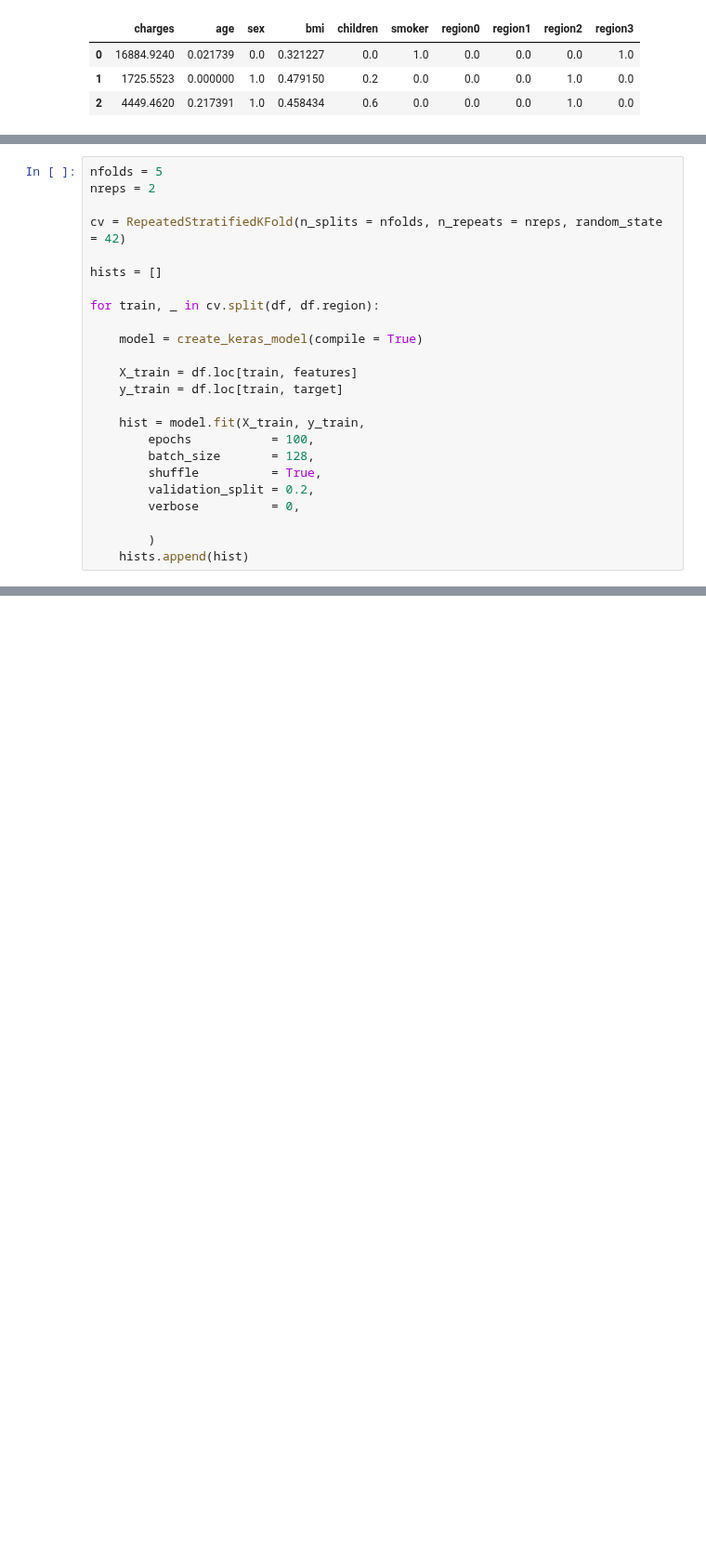
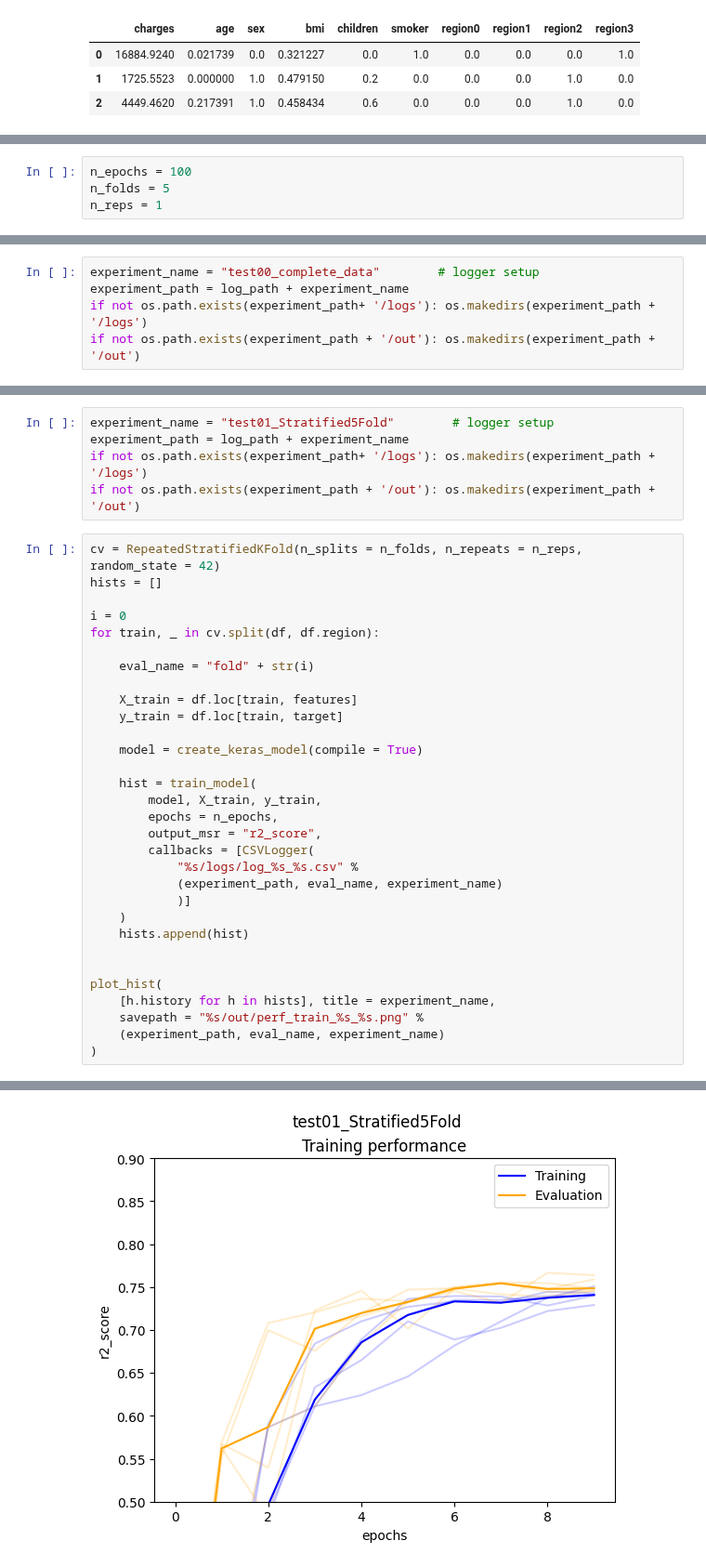
Before and after one commit to Olhaau/fl-official-statistics-addon, a Jupyter notebook: _dev/04_insurance_debug_centralized.ipynb, the cells around one changed output, grey strips where cells are left out. Shown at 93% size. Cells and saved outputs as stored; diff of their text form; blank space fills up the shorter version.

```diff
--- a/_dev/04_insurance_debug_centralized.ipynb
+++ b/_dev/04_insurance_debug_centralized.ipynb
@@ -327,0 +162,4 @@ _________________________________________________________________
+# %%
+n_epochs = 100
+n_folds = 5
+n_reps = 1
@@ -327,0 +169,5 @@ _________________________________________________________________
+# %%
+experiment_name = "test00_complete_data"        # logger setup
+experiment_path = log_path + experiment_name
+if not os.path.exists(experiment_path+ '/logs'): os.makedirs(experiment_path + '/logs')
+if not os.path.exists(experiment_path + '/out'): os.makedirs(experiment_path + '/out')
@@ -328,24 +201,37 @@ _________________________________________________________________
+# %%
+experiment_name = "test01_Stratified5Fold"        # logger setup
+experiment_path = log_path + experiment_name
+if not os.path.exists(experiment_path+ '/logs'): os.makedirs(experiment_path + '/logs')
+if not os.path.exists(experiment_path + '/out'): os.makedirs(experiment_path + '/out')
 # %%
-nfolds = 5
-nreps = 2
-
-cv = RepeatedStratifiedKFold(n_splits = nfolds, n_repeats = nreps, random_state = 42)
-
+cv = RepeatedStratifiedKFold(n_splits = n_folds, n_repeats = n_reps, random_state = 42)
 hists = []
 
+i = 0
 for train, _ in cv.split(df, df.region):
 
-    model = create_keras_model(compile = True)
+    eval_name = "fold" + str(i)
 
     X_train = df.loc[train, features]
     y_train = df.loc[train, target]
 
-    hist = model.fit(X_train, y_train,
-        epochs           = 100,
-        batch_size       = 128,
-        shuffle          = True,
-        validation_split = 0.2,
-        verbose          = 0,
+    model = create_keras_model(compile = True)
 
-        )
+    hist = train_model(
+        model, X_train, y_train,
+        epochs = n_epochs,
+        output_msr = "r2_score",
+        callbacks = [CSVLogger(
+            "%s/logs/log_%s_%s.csv" %
+            (experiment_path, eval_name, experiment_name)
+            )]
+    )
     hists.append(hist)
+
+
+plot_hist(
+    [h.history for h in hists], title = experiment_name,
+    savepath = "%s/out/perf_train_%s_%s.png" %
+    (experiment_path, eval_name, experiment_name)
+)
+# %% [output]
@@ -351,0 +243 @@ for train, _ in cv.split(df, df.region):
+[figure, added]
```
Also changed, not shown: parts of 38 cells of this notebook, 7 other files.
